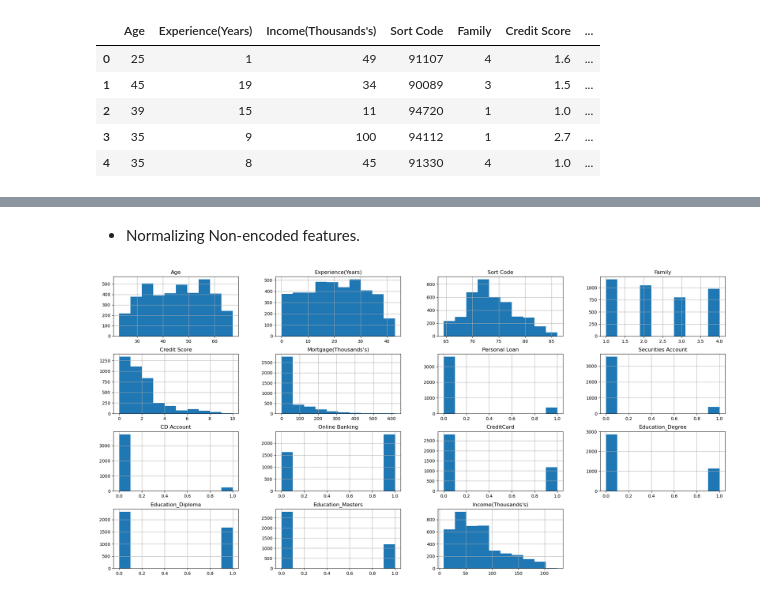
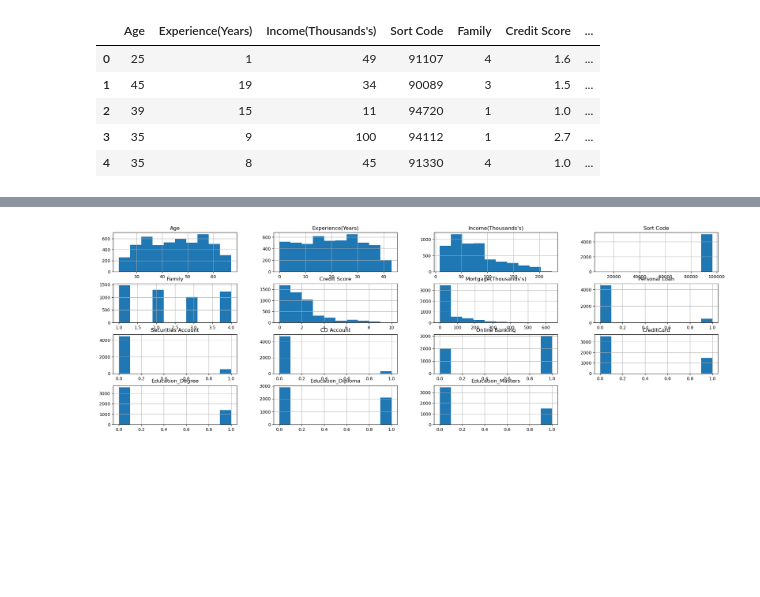
Before and after one commit to imM-Ali/Income_Prediction_DL, a Jupyter notebook: Untitled.ipynb, the cells around one changed output, grey strips where cells are left out. Drawn from its saved outputs; the diff is of its cells as text; code cells hidden in the pictures; blank space fills up the shorter version.

Commit message:
Normalized data from the start and applied Random Forest

```diff
--- a/Untitled.ipynb
+++ b/Untitled.ipynb
@@ -102,5 +80,0 @@ Name: Experience(Years), dtype: float64
-# %%
-#https://sparkbyexamples.com/pandas/pandas-replace-values-based-on-condition/#:~:text=You%20can%20replace%20values%20of,the%20values%20of%20pandas%20DataFrame.
-
-for Education, med_exp in exp_median.items():
-    data.loc[(data['Experience(Years)'] < 0) & (data['Education'] == Education), 'Experience(Years)'] = med_exp
@@ -130,8 +81,7 @@ memory usage: 507.9+ KB
-# %%
-cols = ['Personal Loan', 'Securities Account', 'CD Account', 'Online Banking','CreditCard']
-data[cols] = data[cols].replace({'Yes': 1, 'No': 0})
+# %%
+data.replace({'Yes': 1, 'No': 0}, inplace=True)
 # %%
-data  = pd.get_dummies(data, columns = ['Education'], dtype=float)
+data = pd.get_dummies(data, columns=['Education'], dtype=int)
 # %%
 data.head()
 # %% [output]
@@ -171,6 +94,4 @@ test_data = X_test_en.join(y_test)
-# %% [markdown]
-* Normalizing Non-encoded features.
 # %%
-train_data.hist(figsize=(25,12));
+data.hist(figsize=(25,8));
 # %% [output]
-[figure, old version]
+[figure, new version]
```
Also changed, not shown: parts of 35 cells of this notebook.
